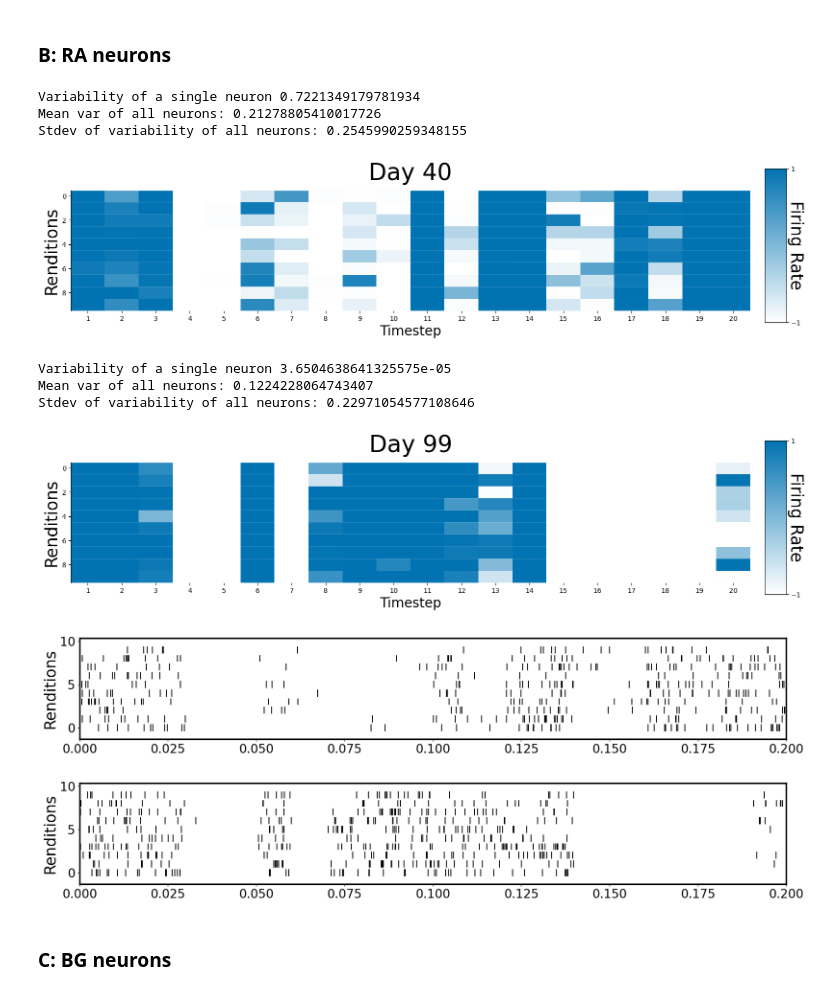
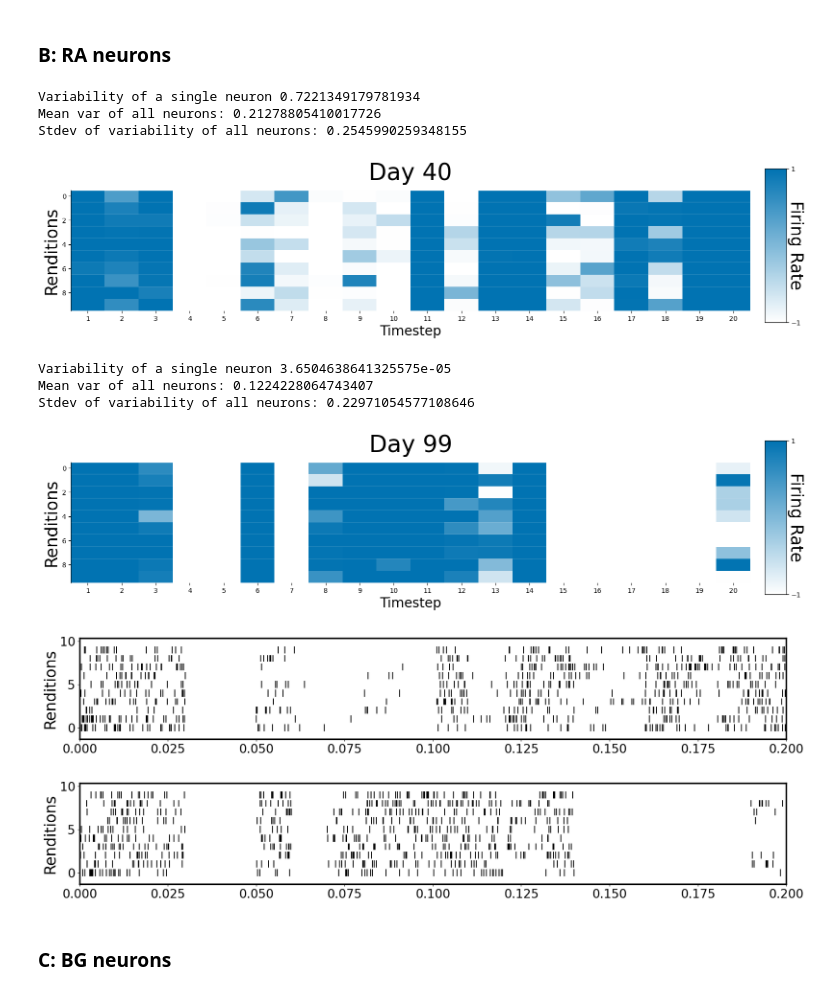
Before and after one commit to AtharvSuryawanshi/Dual_Pathway_RL_songbird, a Jupyter notebook: Figures/Figure_6.ipynb, the cells around one changed output. Drawn from its saved outputs; the diff is of its cells as text; code cells hidden in the pictures.

Commit message:
fig 6 rate compensatino for refreactory

```diff
--- a/Figures/Figure_6.ipynb
+++ b/Figures/Figure_6.ipynb
@@ -112,7 +112,7 @@ def poisson_eventplot_from_rates(
     rate_array,
     bin_size_ms,
     rate_max=400,
-    rate_min = 0.6,
+    rate_min = 0,
     refractory_ms=0.0,
     seed=None,
 ):
@@ -349,7 +349,7 @@ def plot_HL_motifs_days_rate(obj, day):
     plt.tight_layout()
     plt.show()
 
-def plot_HL_motifs_on_day_spike(obj, day, rate_max=400, rate_min=0.6, seed=None):
+def plot_HL_motifs_on_day_spike(obj, day, rate_max=400/0.6, rate_min=0, seed=None):
     """ Plots the model output over time. """
     alphabets = ['A', 'B', 'C', 'D', 'E', 'F', 'G', 'H', 'I', 'J']
     figure, (ax1) = plt.subplots(1, figsize=(15,3))
@@ -391,37 +391,37 @@ def plot_HL_motifs_on_day_spike(obj, day, rate_max=400, rate_min=0.6, seed=None)
     ax1.set_ylabel('Renditions', fontsize=25)
     # ax1.set_xlabel('Time (ms)', fontsize=20)
     for spine in ax1.spines.values():
         spine.set_linewidth(2.5)
         spine.set_color('black')
 
 # # === Add timescale bar below axis (xlabel region) ===
 #     scalebar_len = 20  # ms
 #     bar_x0 = 1       # left position in figure coords (0 = far left, 1 = far right)
 #     bar_width = 0.05    # width in figure coords
 #     bar_y = -0.0      # vertical position below the axis
 
 #     figure.text(bar_x0, bar_y, '|' + '―'*2 + '|', fontsize=18, ha='left', va='center')
 #     figure.text(bar_x0 + bar_width/2, bar_y - 0.1, f'{scalebar_len} ms',
 #                 ha='center', va='top', fontsize=18)
 
 
 
 plot_HL_motifs_days_rate(obj,0)
 plot_HL_motifs_days_rate(obj, 59)
 
-plot_HL_motifs_on_day_spike(obj,0, rate_max=400, rate_min=0.6)
-plot_HL_motifs_on_day_spike(obj,59, rate_max=400, rate_min=0.6)
+plot_HL_motifs_on_day_spike(obj,0, rate_max=400/0.6, rate_min=0)
+plot_HL_motifs_on_day_spike(obj,59, rate_max=400/0.6, rate_min=0)
 # %% [output]
 Variability of a single neuron 0.7221349179781934
 Mean var of all neurons: 0.21278805410017726
 Stdev of variability of all neurons: 0.2545990259348155
 [figure]
 Variability of a single neuron 3.6504638641325575e-05
 Mean var of all neurons: 0.1224228064743407
 Stdev of variability of all neurons: 0.22971054577108646
 [figure]
-[figure, old version]
+[figure, new version]
-[figure, old version]
+[figure, new version]
 # %% [markdown]
 ### C: BG neurons
 # %%
```
Also changed, not shown: parts of 3 cells of this notebook.
